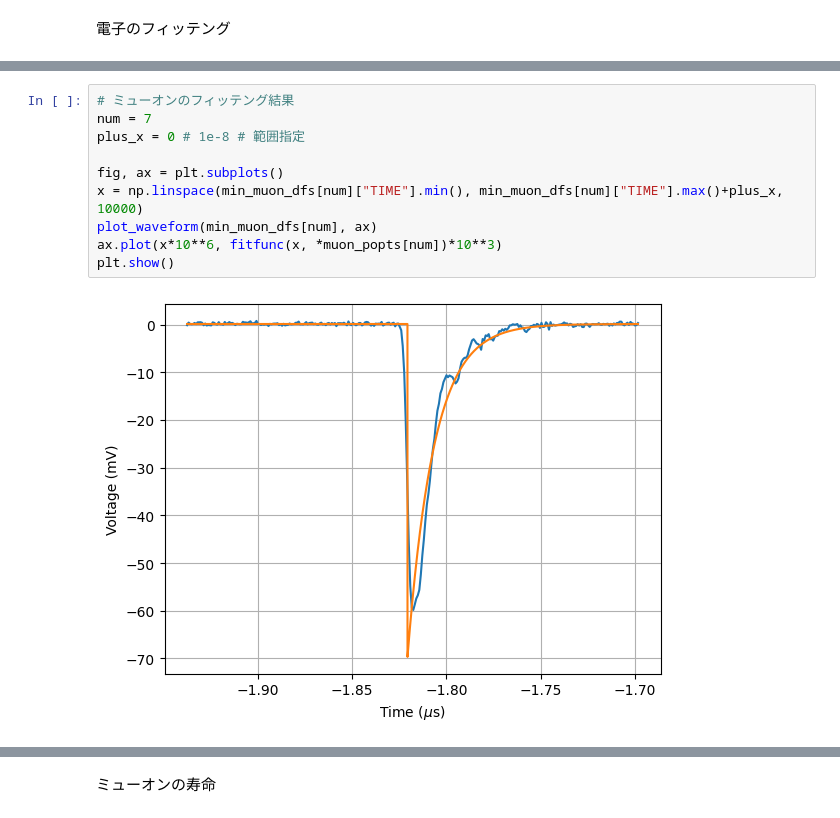
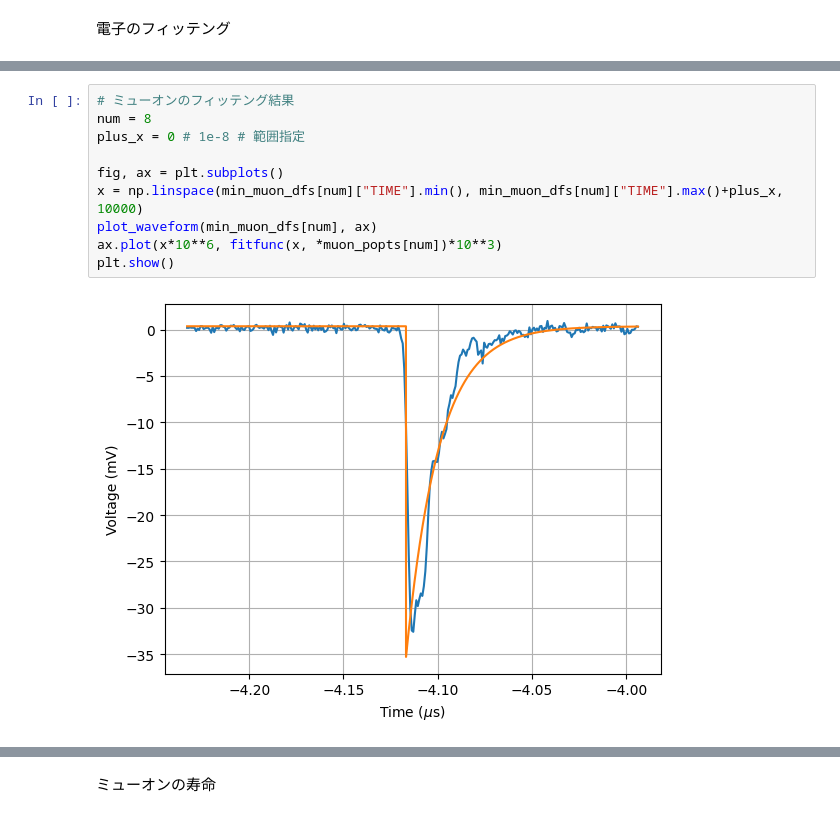
Before and after one commit to jijinbei/QuarkPhy, a Jupyter notebook: Vplot/src/vplot/vplot.ipynb, the cells around one changed output, grey strips where cells are left out. Drawn from its saved outputs; the diff is of its cells as text.

```diff
--- a/Vplot/src/vplot/vplot.ipynb
+++ b/Vplot/src/vplot/vplot.ipynb
@@ -333,16 +333,16 @@ electon_popts
  array([ 2.36235716e-02,  6.75762696e+07, -1.17420281e-04,  3.86960354e-10])]
 # %%
 # ミューオンのフィッテング結果
-num = 7
+num = 8
 plus_x = 0 # 1e-8 # 範囲指定
 
 fig, ax = plt.subplots()
 x = np.linspace(min_muon_dfs[num]["TIME"].min(), min_muon_dfs[num]["TIME"].max()+plus_x, 10000)
 plot_waveform(min_muon_dfs[num], ax)
 ax.plot(x*10**6, fitfunc(x, *muon_popts[num])*10**3)
 plt.show()
 # %% [output]
-[figure, old version]
+[figure, new version]
 # %%
 # 電子のフィッテング結果
 fig, ax = plt.subplots()
```
Also changed, not shown: parts of 5 cells of this notebook, 10 other files.
